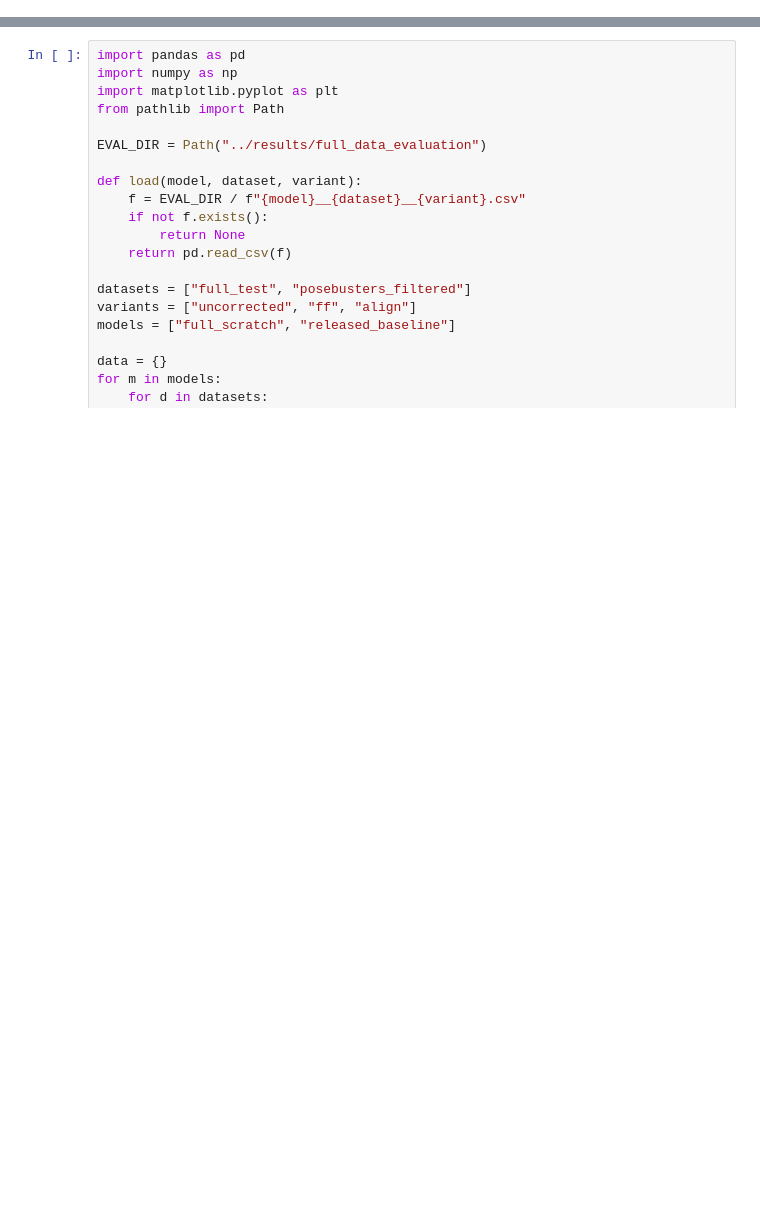
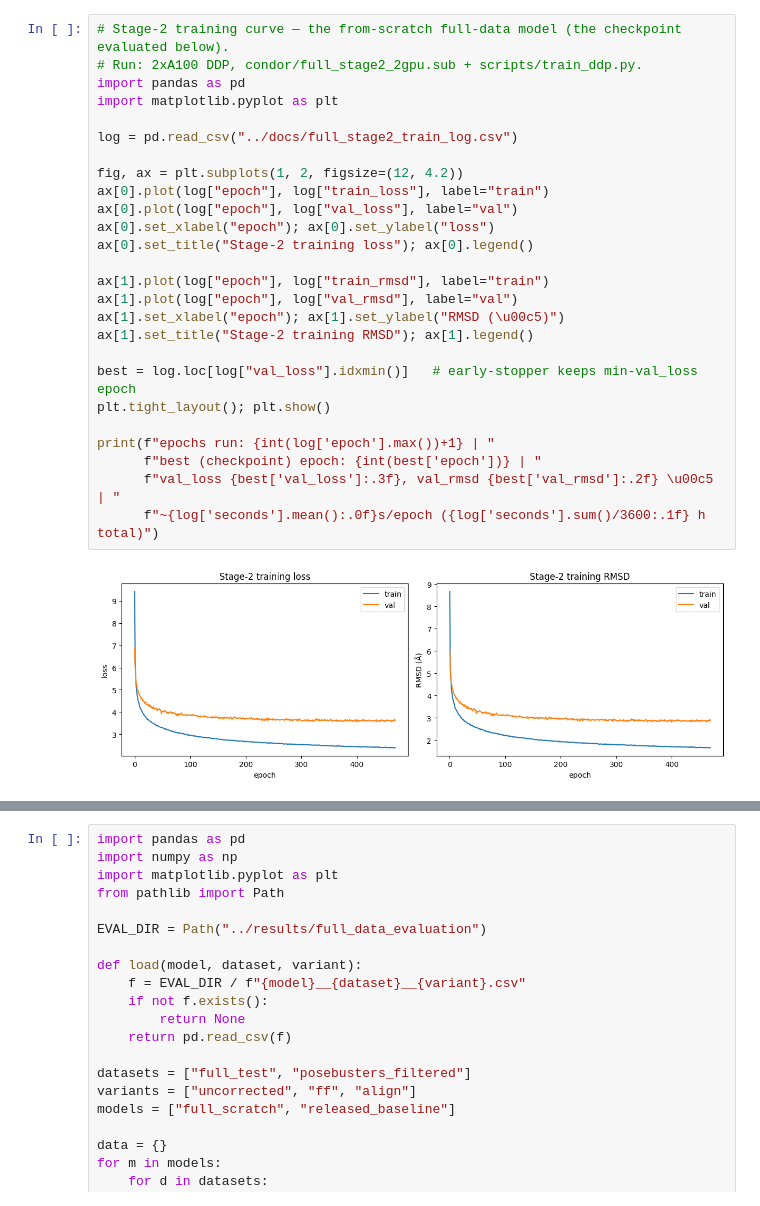
Before and after one commit to volkamerlab/DLDockingBenchSeminar, a Jupyter notebook: notebooks/full_data_results_and_comparison.ipynb, the cells around one changed output, grey strips where cells are left out. Drawn from its saved outputs; the diff is of its cells as text; blank space fills up the shorter version.

Commit message:
Add training curve and paired significance test to notebook

```diff
--- a/notebooks/full_data_results_and_comparison.ipynb
+++ b/notebooks/full_data_results_and_comparison.ipynb
@@ -8,0 +13,28 @@ Evaluation ran on the cluster as 42 parallel condor jobs (the 6,183-complex `ful
+# %%
+# Stage-2 training curve — the from-scratch full-data model (the checkpoint evaluated below).
+# Run: 2xA100 DDP, condor/full_stage2_2gpu.sub + scripts/train_ddp.py.
+import pandas as pd
+import matplotlib.pyplot as plt
+
+log = pd.read_csv("../docs/full_stage2_train_log.csv")
+
+fig, ax = plt.subplots(1, 2, figsize=(12, 4.2))
+ax[0].plot(log["epoch"], log["train_loss"], label="train")
+ax[0].plot(log["epoch"], log["val_loss"], label="val")
+ax[0].set_xlabel("epoch"); ax[0].set_ylabel("loss")
+ax[0].set_title("Stage-2 training loss"); ax[0].legend()
+
+ax[1].plot(log["epoch"], log["train_rmsd"], label="train")
+ax[1].plot(log["epoch"], log["val_rmsd"], label="val")
+ax[1].set_xlabel("epoch"); ax[1].set_ylabel("RMSD (\u00c5)")
+ax[1].set_title("Stage-2 training RMSD"); ax[1].legend()
+
+best = log.loc[log["val_loss"].idxmin()]   # early-stopper keeps min-val_loss epoch
+plt.tight_layout(); plt.show()
+
+print(f"epochs run: {int(log['epoch'].max())+1} | "
+      f"best (checkpoint) epoch: {int(best['epoch'])} | "
+      f"val_loss {best['val_loss']:.3f}, val_rmsd {best['val_rmsd']:.2f} \u00c5 | "
+      f"~{log['seconds'].mean():.0f}s/epoch ({log['seconds'].sum()/3600:.1f} h total)")
+# %% [output]
+[figure, added]
```
Also changed, not shown: parts of 17 cells of this notebook, 1 other file.
